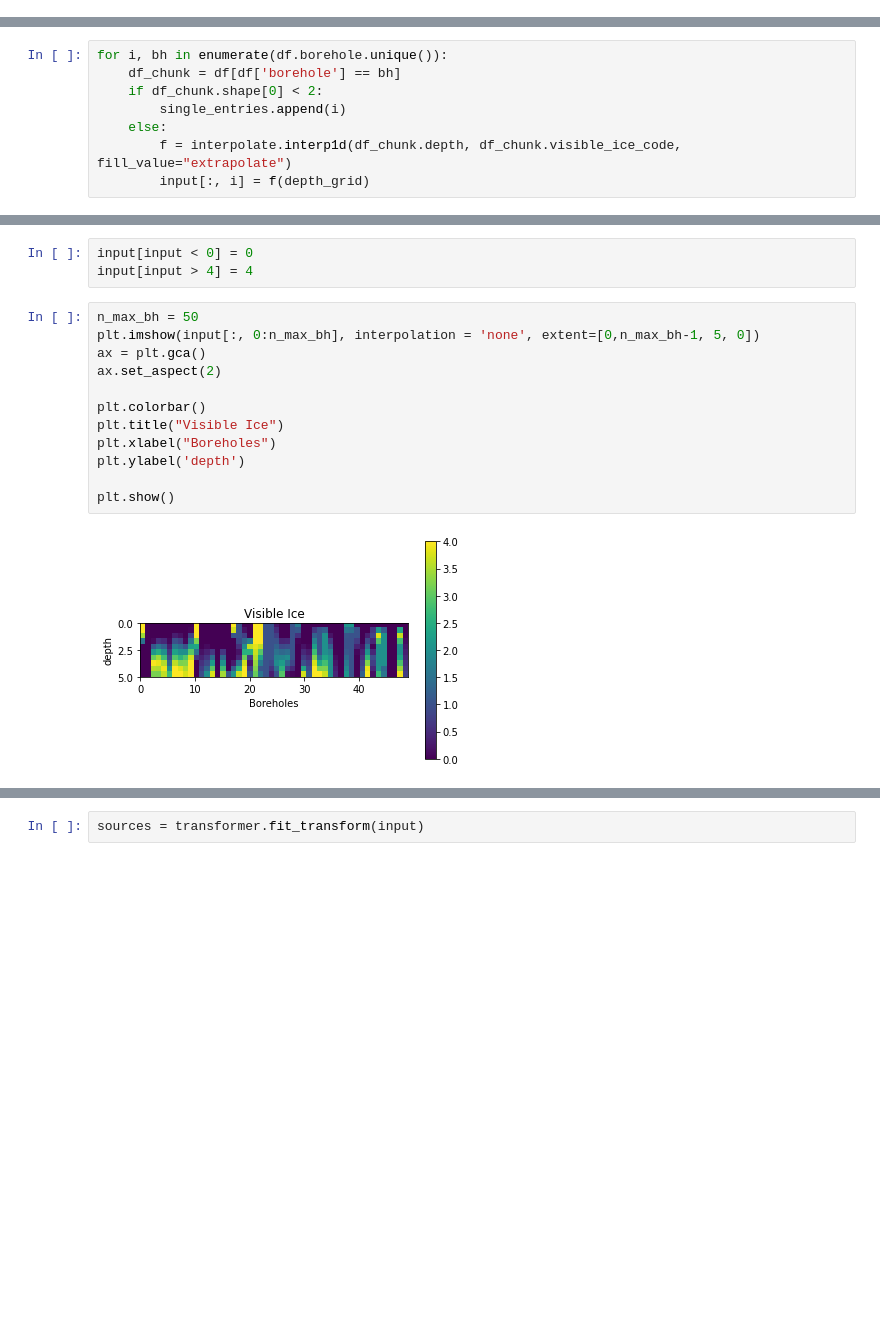
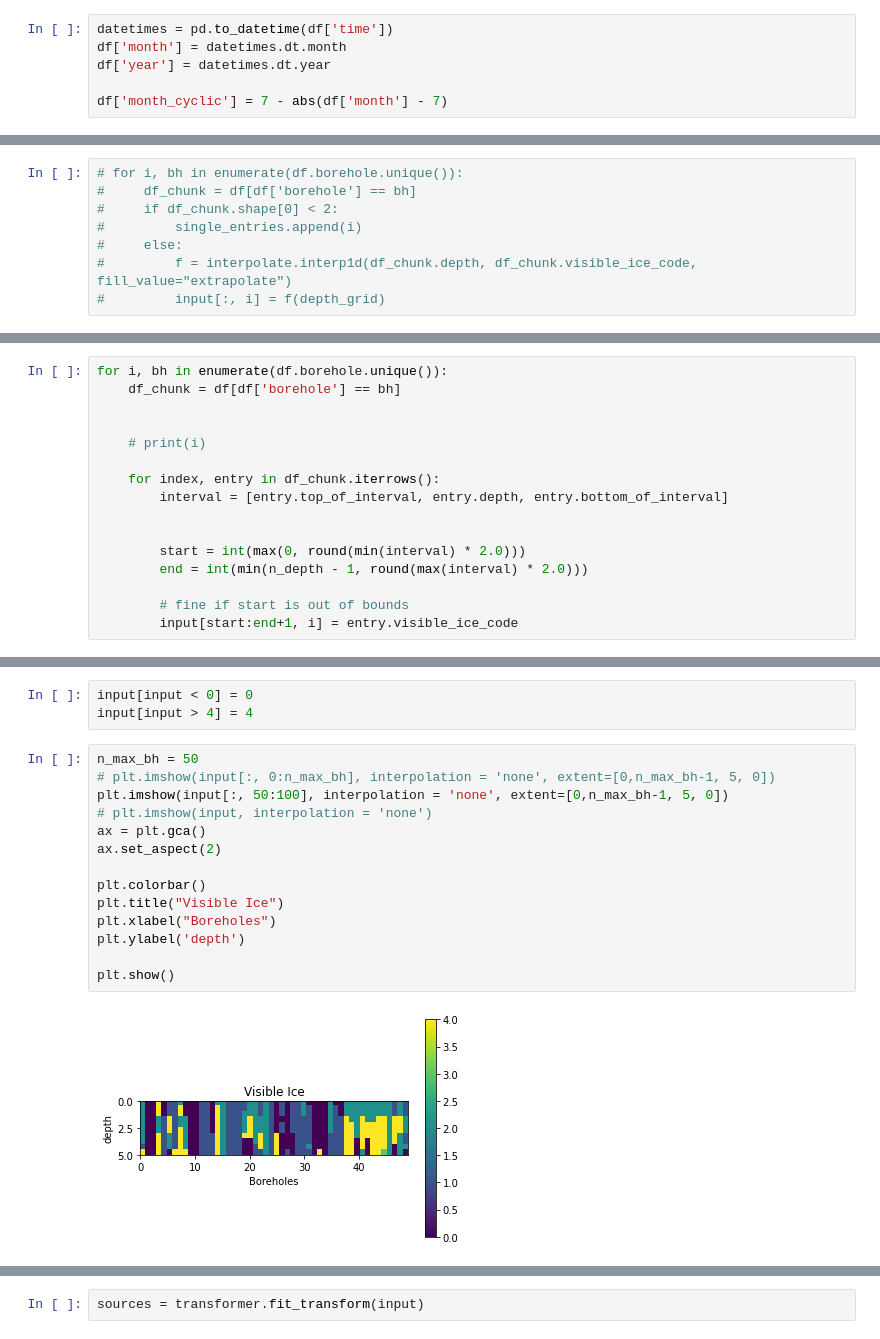
Before and after one commit to bqianz/film, a Jupyter notebook: components.ipynb, the cells around one changed output, grey strips where cells are left out. Drawn from its saved outputs; the diff is of its cells as text; blank space fills up the shorter version.

Commit message:
component analysis with zeros instead of interpolation

```diff
--- a/components.ipynb
+++ b/components.ipynb
@@ -12,5 +16,11 @@ from sklearn.metrics import mean_squared_error
 # %%
 df = pd.read_csv('data_stephen_fix_header.csv', header=[0])
+# %%
+datetimes = pd.to_datetime(df['time'])
+df['month'] = datetimes.dt.month
+df['year'] = datetimes.dt.year
+
+df['month_cyclic'] = 7 - abs(df['month'] - 7)
 # %%
 print(df.shape[0])
 print(df['borehole'].nunique())
@@ -114,10 +124,10 @@ number of boreholes = 561
 # %%
 single_entries = []
 # %%
-for i, bh in enumerate(df.borehole.unique()):
-    df_chunk = df[df['borehole'] == bh]
-    if df_chunk.shape[0] < 2:
-        single_entries.append(i)
-    else:
-        f = interpolate.interp1d(df_chunk.depth, df_chunk.visible_ice_code, fill_value="extrapolate")
-        input[:, i] = f(depth_grid)
+# for i, bh in enumerate(df.borehole.unique()):
+#     df_chunk = df[df['borehole'] == bh]
+#     if df_chunk.shape[0] < 2:
+#         single_entries.append(i)
+#     else:
+#         f = interpolate.interp1d(df_chunk.depth, df_chunk.visible_ice_code, fill_value="extrapolate")
+#         input[:, i] = f(depth_grid)
@@ -124,3 +161,19 @@ for i, bh in enumerate(df.borehole.unique()):
+# %%
+for i, bh in enumerate(df.borehole.unique()):
+    df_chunk = df[df['borehole'] == bh]
+
+
+    # print(i)
+
+    for index, entry in df_chunk.iterrows():
+        interval = [entry.top_of_interval, entry.depth, entry.bottom_of_interval]
+
+
+        start = int(max(0, round(min(interval) * 2.0)))
+        end = int(min(n_depth - 1, round(max(interval) * 2.0)))
+
+        # fine if start is out of bounds
+        input[start:end+1, i] = entry.visible_ice_code
 # %%
 single_entries
 # %% [output]
@@ -136,15 +189,17 @@ input[input < 0] = 0
 input[input > 4] = 4
 # %%
 n_max_bh = 50
-plt.imshow(input[:, 0:n_max_bh], interpolation = 'none', extent=[0,n_max_bh-1, 5, 0])
+# plt.imshow(input[:, 0:n_max_bh], interpolation = 'none', extent=[0,n_max_bh-1, 5, 0])
+plt.imshow(input[:, 50:100], interpolation = 'none', extent=[0,n_max_bh-1, 5, 0])
+# plt.imshow(input, interpolation = 'none')
 ax = plt.gca()
 ax.set_aspect(2)
 
 plt.colorbar()
 plt.title("Visible Ice")
 plt.xlabel("Boreholes")
 plt.ylabel('depth')
 
 plt.show()
 # %% [output]
-[figure, old version]
+[figure, new version]
```
Also changed, not shown: parts of 28 cells of this notebook.
